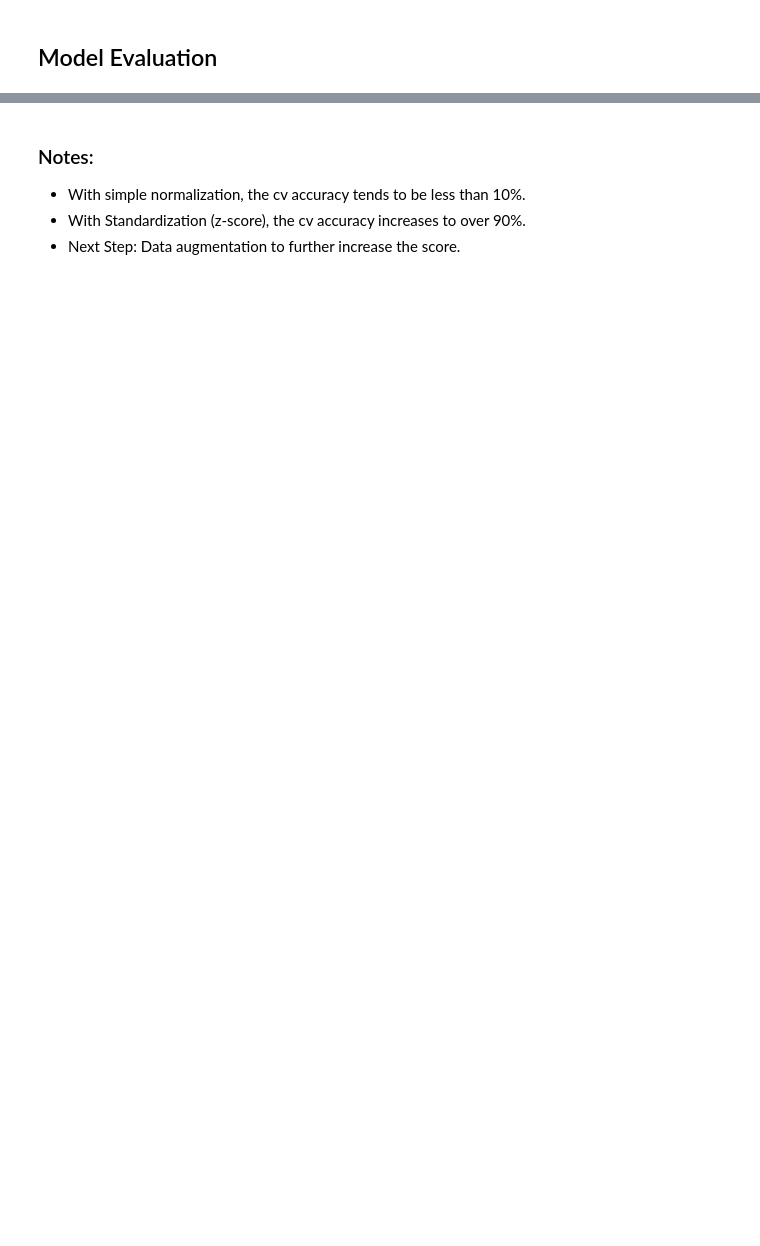
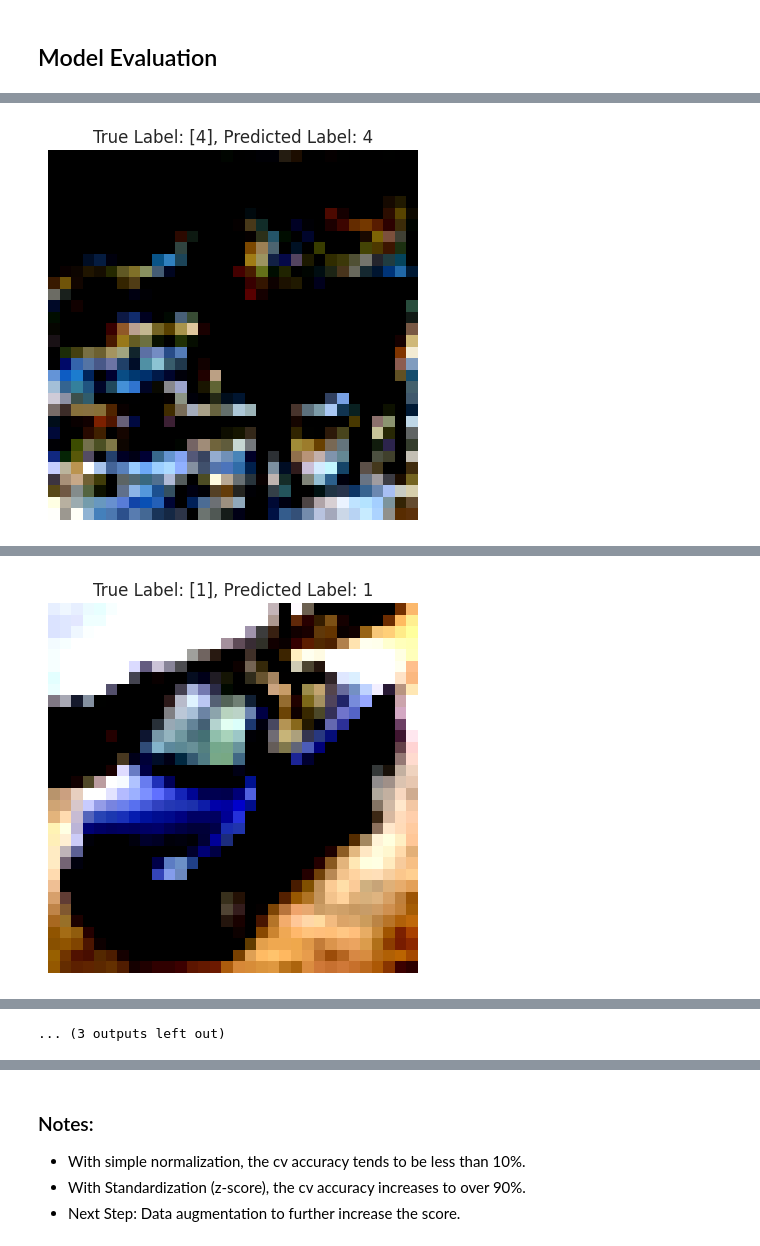
Before and after one commit to echidna11/CIFAR-10--USING-CNN, a Jupyter notebook: main.ipynb, the cells around one changed output, grey strips where cells are left out. Drawn from its saved outputs; the diff is of its cells as text; code cells hidden in the pictures; blank space fills up the shorter version.

```diff
--- a/main.ipynb
+++ b/main.ipynb
@@ -57,9 +58,9 @@ data_dict = {0 : "Airplane",
             }
 # %%
 def get_ten_random_images():
-    """"
+    """
     function returns a dictionary of <label, idx> where idx is the random datapoint of class 'label'
-    """"
+    """
     d = {}
     while len(d.keys()) < 10:
         idx = random.randint(0, len(y_train)-1)
@@ -218,3 +205,25 @@ plt.show()
 ## Model Evaluation
 # %%
 ## evaluating using the test set
+# %%
+import numpy as np
+import matplotlib.pyplot as plt
+
+# Select up to 5 random test samples
+num_samples = min(5, len(X_test))  # Limit to 5 samples if the test dataset is smaller
+sample_indices = np.random.choice(len(X_test), num_samples, replace=False)
+
+for i in sample_indices:
+    img = X_test[i]
+    true_label = y_test[i]
+
+    img = np.expand_dims(img, axis=0)
+
+    pred = model.predict(img)
+
+    pred_label = np.argmax(pred)
+    plt.imshow(X_test[i])
+    plt.axis('off')
+    plt.title(f'True Label: {true_label}, Predicted Label: {pred_label}')
+    plt.show()
+# %% [output]
@@ -220,0 +232 @@ plt.show()
+[figure, added]
@@ -220,0 +235 @@ plt.show()
+[figure, added]
@@ -221,3 +242,4 @@ plt.show()
+... (3 outputs left out)
 # %%
 score = model.evaluate(X_test, y_test_cat, batch_size=128, verbose=1)
 # %% [output]
```
Also changed, not shown: parts of 9 cells of this notebook.
